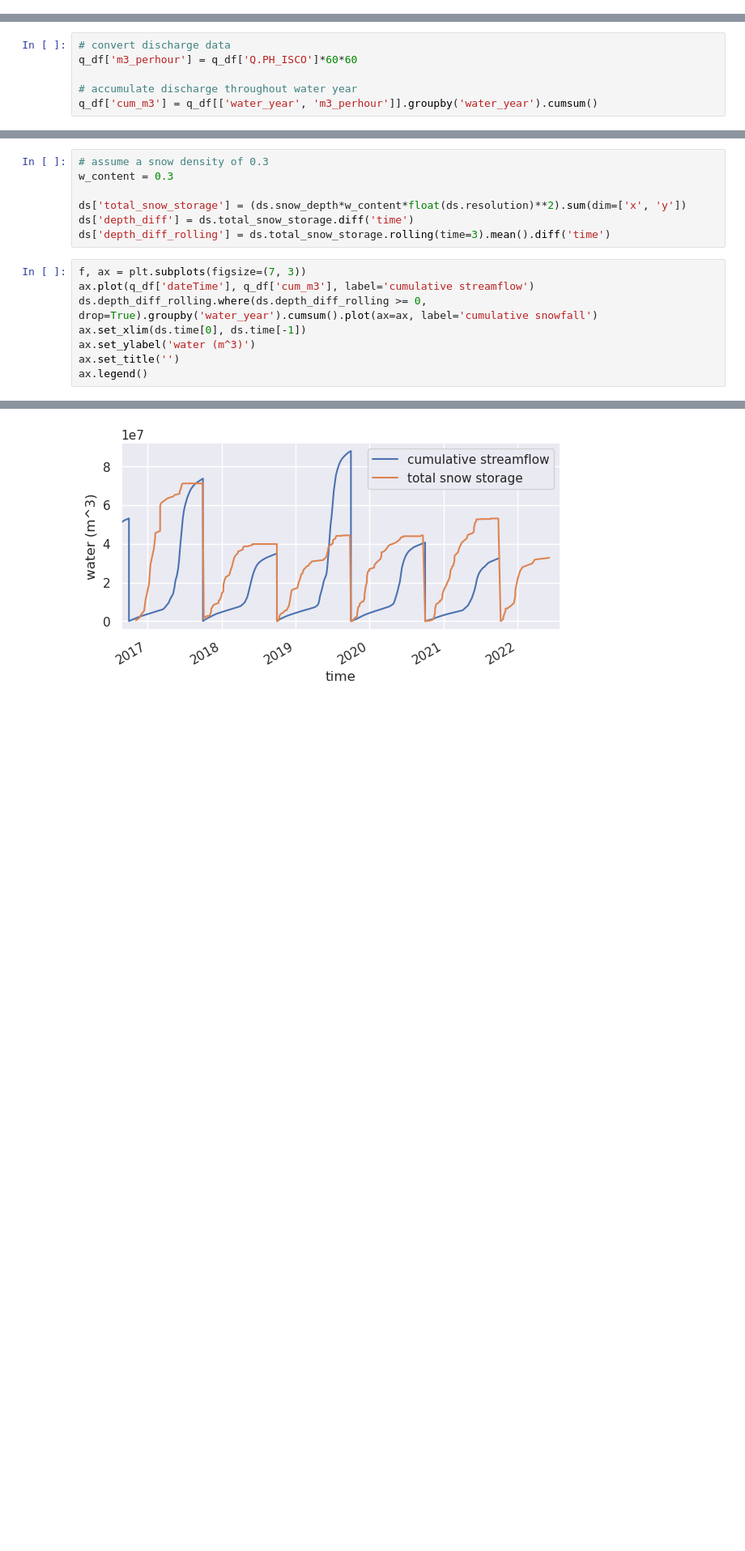
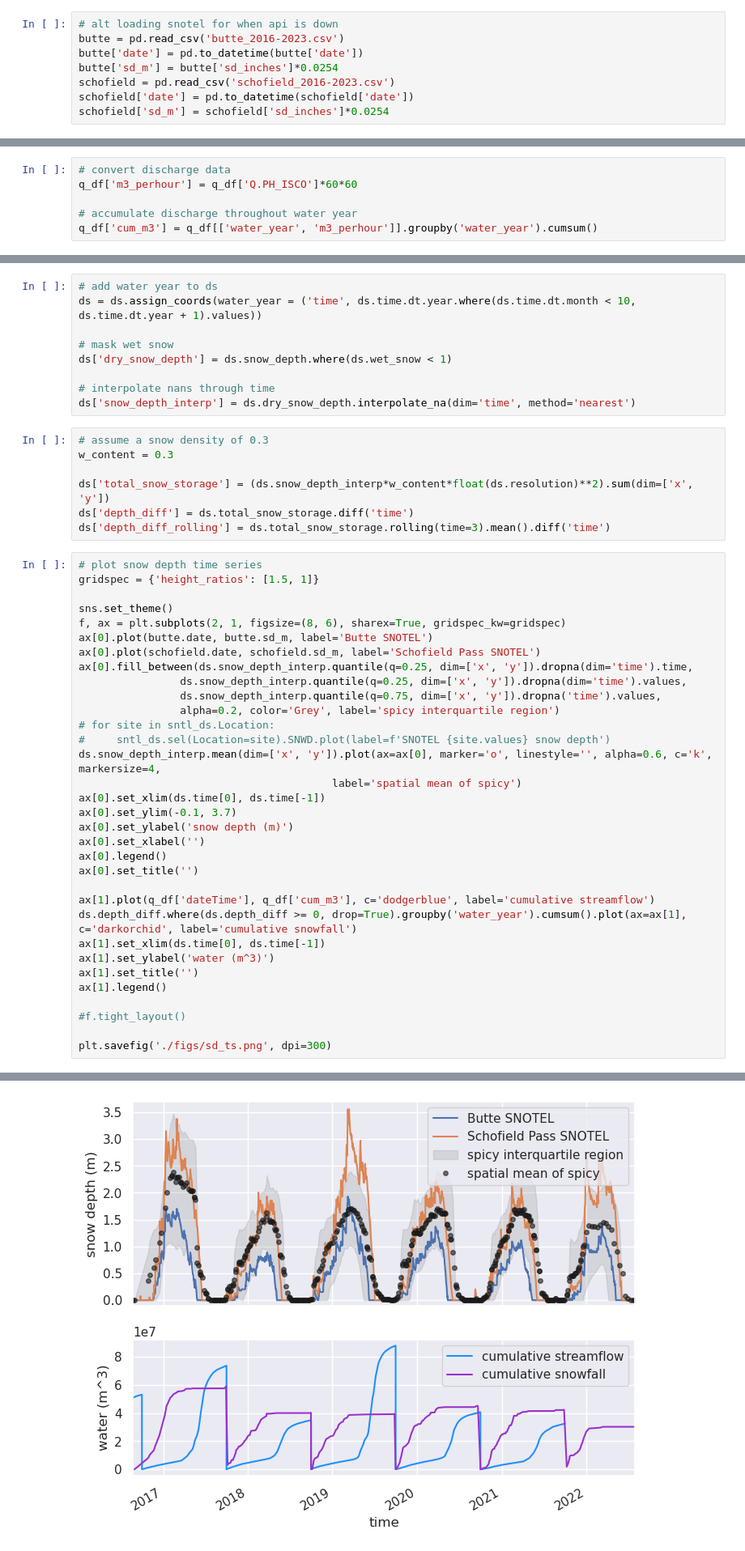
Before and after one commit to SnowEx/spicy-snow, a Jupyter notebook: contrib/brencher/future_work/analysis.ipynb, the cells around one changed output, grey strips where cells are left out. Shown: that part at 81% size. Cells and saved outputs as stored; diff of their text form; blank space fills up the shorter version.

Commit message:
figure progress

```diff
--- a/contrib/brencher/future_work/analysis.ipynb
+++ b/contrib/brencher/future_work/analysis.ipynb
@@ -198,3 +56,11 @@ Text(0.5, 1.0, 'AOI snow depth time series')
+# %%
+# alt loading snotel for when api is down
+butte = pd.read_csv('butte_2016-2023.csv')
+butte['date'] = pd.to_datetime(butte['date'])
+butte['sd_m'] = butte['sd_inches']*0.0254
+schofield = pd.read_csv('schofield_2016-2023.csv')
+schofield['date'] = pd.to_datetime(schofield['date'])
+schofield['sd_m'] = schofield['sd_inches']*0.0254
 # %%
 # load in discharge data (m^3/s)
 q_df = pd.read_csv('./All_RF_Wide.csv')[['dateTime', 'Q.PH_ISCO']]
@@ -212,16 +75,50 @@ ds = ds.assign_coords(water_year = ('time', ds.time.dt.year.where(ds.time.dt.mon
+# %%
+# add water year to ds
+ds = ds.assign_coords(water_year = ('time', ds.time.dt.year.where(ds.time.dt.month < 10, ds.time.dt.year + 1).values))
+
+# mask wet snow
+ds['dry_snow_depth'] = ds.snow_depth.where(ds.wet_snow < 1)
+
+# interpolate nans through time
+ds['snow_depth_interp'] = ds.dry_snow_depth.interpolate_na(dim='time', method='nearest')
 # %%
 # assume a snow density of 0.3
 w_content = 0.3
 
-ds['total_snow_storage'] = (ds.snow_depth*w_content*float(ds.resolution)**2).sum(dim=['x', 'y'])
+ds['total_snow_storage'] = (ds.snow_depth_interp*w_content*float(ds.resolution)**2).sum(dim=['x', 'y'])
 ds['depth_diff'] = ds.total_snow_storage.diff('time')
 ds['depth_diff_rolling'] = ds.total_snow_storage.rolling(time=3).mean().diff('time')
 # %%
-f, ax = plt.subplots(figsize=(7, 3))
-ax.plot(q_df['dateTime'], q_df['cum_m3'], label='cumulative streamflow')
-ds.depth_diff_rolling.where(ds.depth_diff_rolling >= 0, drop=True).groupby('water_year').cumsum().plot(ax=ax, label='cumulative snowfall')
-ax.set_xlim(ds.time[0], ds.time[-1])
-ax.set_ylabel('water (m^3)')
-ax.set_title('')
-ax.legend()
+# plot snow depth time series
+gridspec = {'height_ratios': [1.5, 1]}
+
+sns.set_theme()
+f, ax = plt.subplots(2, 1, figsize=(8, 6), sharex=True, gridspec_kw=gridspec)
+ax[0].plot(butte.date, butte.sd_m, label='Butte SNOTEL')
+ax[0].plot(schofield.date, schofield.sd_m, label='Schofield Pass SNOTEL')
+ax[0].fill_between(ds.snow_depth_interp.quantile(q=0.25, dim=['x', 'y']).dropna(dim='time').time,
+                ds.snow_depth_interp.quantile(q=0.25, dim=['x', 'y']).dropna(dim='time').values,
+                ds.snow_depth_interp.quantile(q=0.75, dim=['x', 'y']).dropna('time').values,
+                alpha=0.2, color='Grey', label='spicy interquartile region')
+# for site in sntl_ds.Location:
+#     sntl_ds.sel(Location=site).SNWD.plot(label=f'SNOTEL {site.values} snow depth')
+ds.snow_depth_interp.mean(dim=['x', 'y']).plot(ax=ax[0], marker='o', linestyle='', alpha=0.6, c='k', markersize=4,
+                                        label='spatial mean of spicy')
+ax[0].set_xlim(ds.time[0], ds.time[-1])
+ax[0].set_ylim(-0.1, 3.7)
+ax[0].set_ylabel('snow depth (m)')
+ax[0].set_xlabel('')
+ax[0].legend()
+ax[0].set_title('')
+
+ax[1].plot(q_df['dateTime'], q_df['cum_m3'], c='dodgerblue', label='cumulative streamflow')
+ds.depth_diff.where(ds.depth_diff >= 0, drop=True).groupby('water_year').cumsum().plot(ax=ax[1], c='darkorchid', label='cumulative snowfall')
+ax[1].set_xlim(ds.time[0], ds.time[-1])
+ax[1].set_ylabel('water (m^3)')
+ax[1].set_title('')
+ax[1].legend()
+
+#f.tight_layout()
+
+plt.savefig('./figs/sd_ts.png', dpi=300)
 # %% [output]
@@ -229 +125 @@ ax.legend()
-[figure, old version]
+[figure, new version]
```
Also changed, not shown: parts of 10 cells of this notebook.
